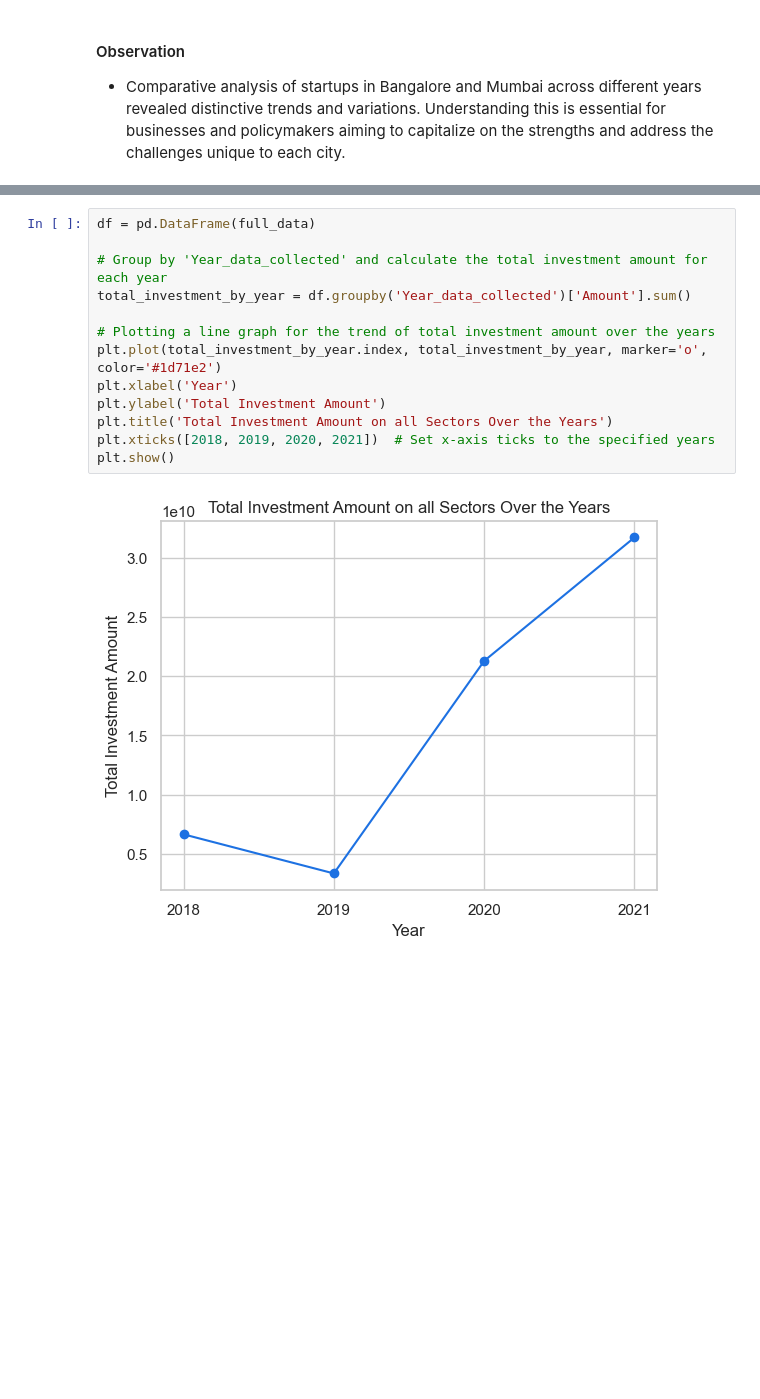
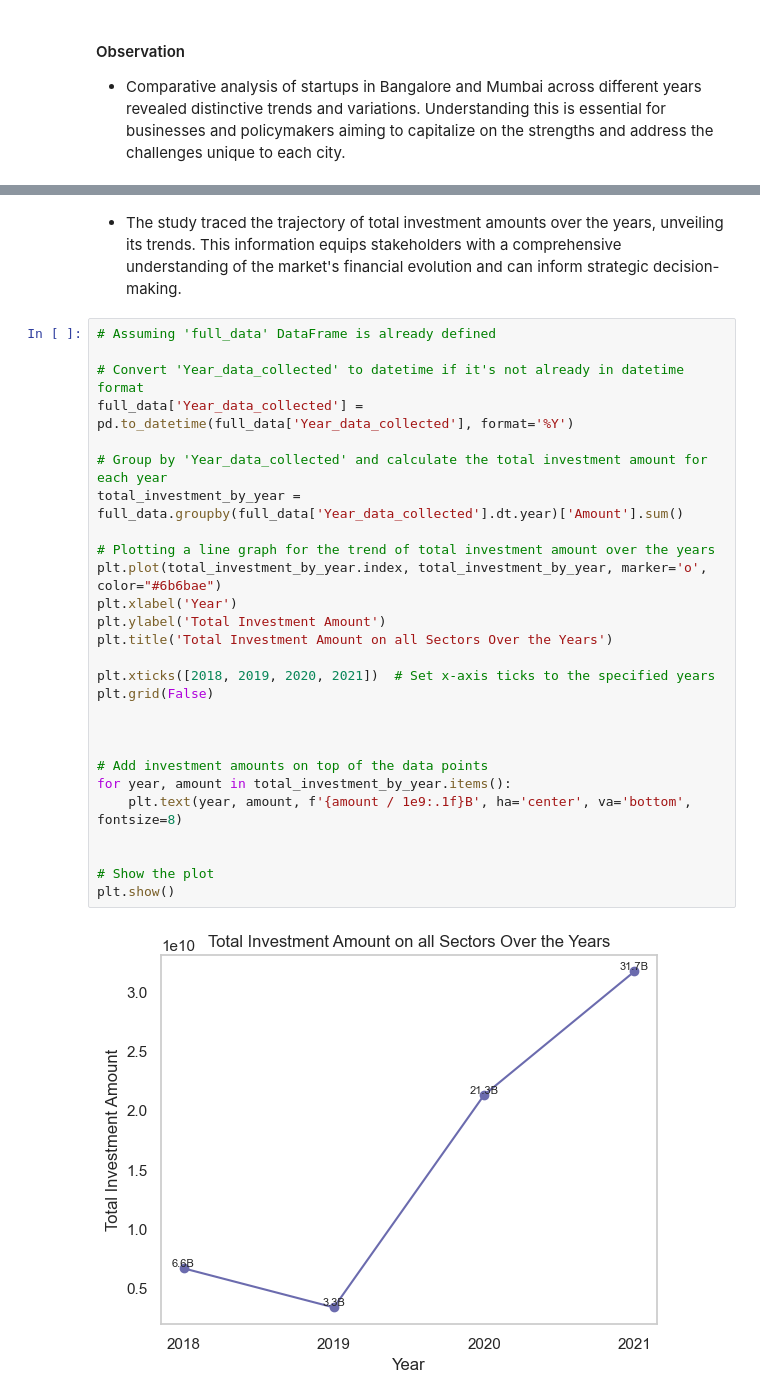
Before and after one commit to GeGe-K/Startup-Ecosystem, a Jupyter notebook: jupyter.ipynb, the cells around one changed output, grey strips where cells are left out. Cells and saved outputs as stored; diff of their text form; blank space fills up the shorter version.

```diff
--- a/jupyter.ipynb
+++ b/jupyter.ipynb
@@ -2283,15 +2410,31 @@ plt.show()
+# %% [markdown]
+- The study traced the trajectory of total investment amounts over the years, unveiling its trends. This information equips stakeholders with a comprehensive understanding of the market's financial evolution and can inform strategic decision-making.
 # %%
-df = pd.DataFrame(full_data)
+# Assuming 'full_data' DataFrame is already defined
+
+# Convert 'Year_data_collected' to datetime if it's not already in datetime format
+full_data['Year_data_collected'] = pd.to_datetime(full_data['Year_data_collected'], format='%Y')
 
 # Group by 'Year_data_collected' and calculate the total investment amount for each year
-total_investment_by_year = df.groupby('Year_data_collected')['Amount'].sum()
+total_investment_by_year = full_data.groupby(full_data['Year_data_collected'].dt.year)['Amount'].sum()
 
 # Plotting a line graph for the trend of total investment amount over the years
-plt.plot(total_investment_by_year.index, total_investment_by_year, marker='o', color='#1d71e2')
+plt.plot(total_investment_by_year.index, total_investment_by_year, marker='o', color="#6b6bae")
 plt.xlabel('Year')
 plt.ylabel('Total Investment Amount')
 plt.title('Total Investment Amount on all Sectors Over the Years')
+
 plt.xticks([2018, 2019, 2020, 2021])  # Set x-axis ticks to the specified years
+plt.grid(False)
+
+
+
+# Add investment amounts on top of the data points
+for year, amount in total_investment_by_year.items():
+    plt.text(year, amount, f'{amount / 1e9:.1f}B', ha='center', va='bottom', fontsize=8)
+
+
+# Show the plot
 plt.show()
 # %% [output]
-[figure, old version]
+[figure, new version]
```
Also changed, not shown: parts of 50 cells of this notebook.
